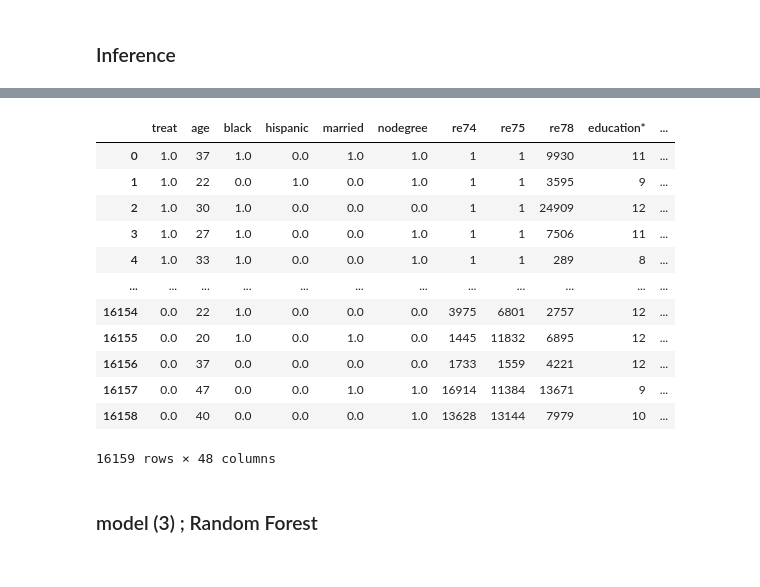
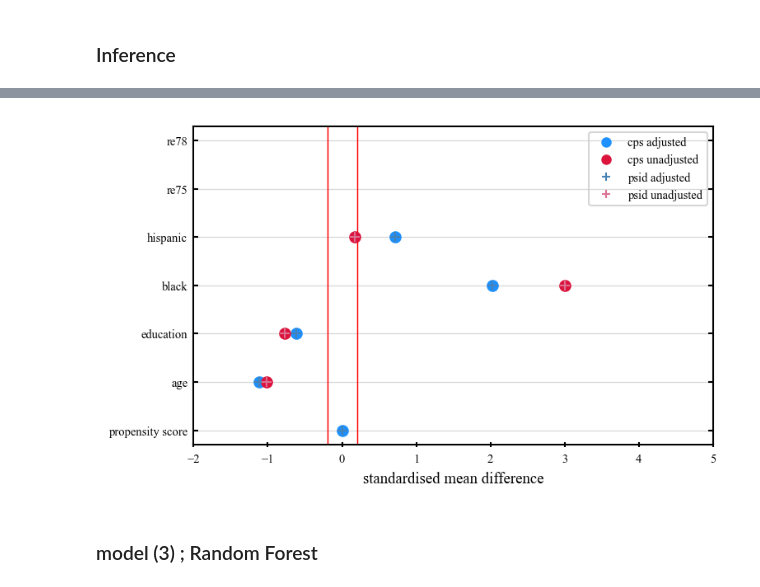
Before and after one commit to MawuliAgamah/ml-propensity-score-matching, a Jupyter notebook: Jupyter notebooks/lalonde 2 .ipynb, the cells around one changed output, grey strips where cells are left out. Cells and saved outputs as stored; diff of their text form; code cells hidden in the pictures.

```diff
--- a/Jupyter notebooks/lalonde 2 .ipynb
+++ b/Jupyter notebooks/lalonde 2 .ipynb
@@ -1571,17 +1682,0 @@ cohen_d_unmatched1 = cohen_d(Quasi_NswCps_lalonde_subsetted[Quasi_NswCps_lalonde
-# %%
-#pd.concat([cohen_d_matched1,cohen_d_unmatched1],axis=1)
-Quasi_NswCps_lalonde
-# %% [output]
-|  | treat | age | black | hispanic | married | nodegree | re74 | re75 | re78 | education* | ... |
-| 0 | 1.0 | 37 | 1.0 | 0.0 | 1.0 | 1.0 | 1 | 1 | 9930 | 11 | ... |
-| 1 | 1.0 | 22 | 0.0 | 1.0 | 0.0 | 1.0 | 1 | 1 | 3595 | 9 | ... |
-| 2 | 1.0 | 30 | 1.0 | 0.0 | 0.0 | 0.0 | 1 | 1 | 24909 | 12 | ... |
-| 3 | 1.0 | 27 | 1.0 | 0.0 | 0.0 | 1.0 | 1 | 1 | 7506 | 11 | ... |
-| 4 | 1.0 | 33 | 1.0 | 0.0 | 0.0 | 1.0 | 1 | 1 | 289 | 8 | ... |
-| ... | ... | ... | ... | ... | ... | ... | ... | ... | ... | ... | ... |
-| 16154 | 0.0 | 22 | 1.0 | 0.0 | 0.0 | 0.0 | 3975 | 6801 | 2757 | 12 | ... |
-| 16155 | 0.0 | 20 | 1.0 | 0.0 | 1.0 | 0.0 | 1445 | 11832 | 6895 | 12 | ... |
-| 16156 | 0.0 | 37 | 0.0 | 0.0 | 0.0 | 0.0 | 1733 | 1559 | 4221 | 12 | ... |
-| 16157 | 0.0 | 47 | 0.0 | 0.0 | 1.0 | 1.0 | 16914 | 11384 | 13671 | 9 | ... |
-| 16158 | 0.0 | 40 | 0.0 | 0.0 | 0.0 | 1.0 | 13628 | 13144 | 7979 | 10 | ... |
-16159 rows × 48 columns
@@ -1588,3 +1745,20 @@ Quasi_NswCps_lalonde
+# %%
+cohen_d_cart1 = pd.concat([cohen_d_matched1,cohen_d_unmatched1],axis=1)
+cohen_d_cart1_subset = cohen_d_cart1.loc[['propensity_score','age','education*','black','hispanic','re75','re78']]
+
+cohen_d_cart2 = pd.concat([cohen_d_matched2,cohen_d_unmatched2],axis=1)
+cohen_d_cart2_subset = cohen_d_cart2.loc[['propensity_score','age','education*','black','hispanic','re75','re78']]
+
+cohen_d_cart3 = pd.concat([cohen_d_matched3,cohen_d_unmatched3],axis=1)
+cohen_d_cart3_subset = cohen_d_cart3.loc[['propensity_score','age','education*','black','hispanic','re75','re78']]
+
+cohen_d_cart4 = pd.concat([cohen_d_matched4,cohen_d_unmatched4],axis=1)
+cohen_d_cart4_subset = cohen_d_cart4.loc[['propensity_score','age','education*','black','hispanic','re75','re78']]
+# %%
+# Plot standardised mean difference
+plot_mean_difference(cohen_d_cart3_subset,cohen_d_cart3_subset,"cart/cart_smd_plot")
+# %% [output]
+[figure, added]
 # %% [markdown]
 ### model (3) ; Random Forest
 # %%
```
Also changed, not shown: parts of 49 cells of this notebook, 30 other files.
